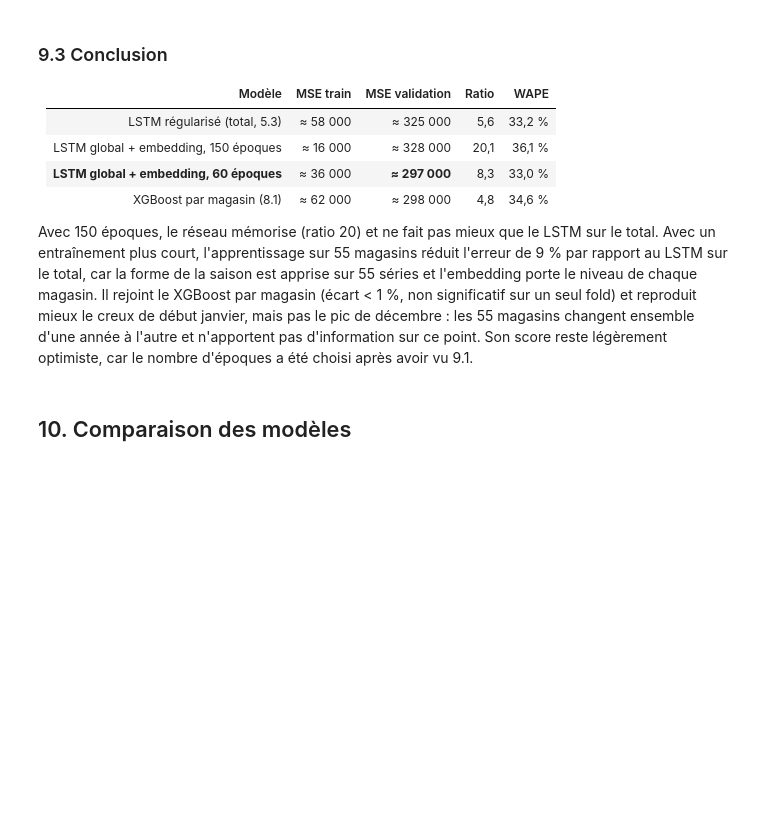
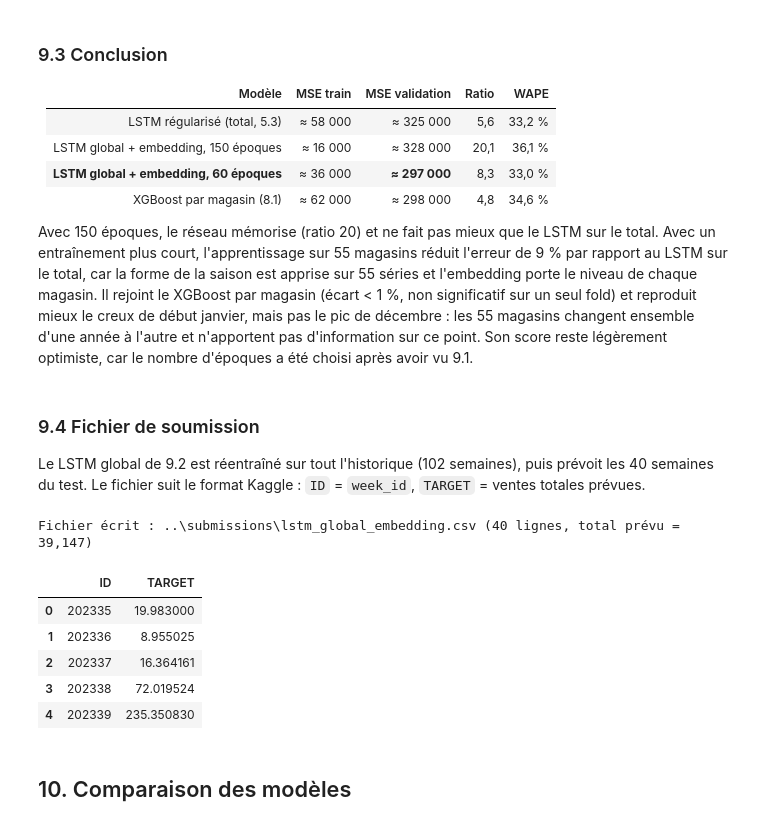
Before and after one commit to deboramendes27/decathlon-forecast, a Jupyter notebook: notebooks/02_modeles.ipynb, the cells around one changed output. Cells and saved outputs as stored; diff of their text form; code cells hidden in the pictures; blank space fills up the shorter version.

```diff
--- a/notebooks/02_modeles.ipynb
+++ b/notebooks/02_modeles.ipynb
@@ -1076,6 +1125,29 @@ la saison est apprise sur 55 séries et l'embedding porte le niveau de chaque ma
 (écart < 1 %, non significatif sur un seul fold) et reproduit mieux le creux de début janvier, mais pas le pic de
 décembre : les 55 magasins changent ensemble d'une année à l'autre et n'apportent pas d'information sur ce point.
 Son score reste légèrement optimiste, car le nombre d'époques a été choisi après avoir vu 9.1.
+# %% [markdown]
+### 9.4 Fichier de soumission
+
+Le LSTM global de 9.2 est réentraîné sur tout l'historique (102 semaines), puis prévoit les 40 semaines du test.
+Le fichier suit le format Kaggle : `ID` = `week_id`, `TARGET` = ventes totales prévues.
+# %%
+sub_pred = store_lstm_short_forecast(hist, future.drop(columns='sales')).clip(lower=0)
+submission = pd.DataFrame({'ID': future.week_id.values, 'TARGET': sub_pred.values})
+assert (submission.ID.values == sample_sub.ID.values).all()
+
+sub_path = Path('../submissions/lstm_global_embedding.csv')
+sub_path.parent.mkdir(exist_ok=True)
+submission.to_csv(sub_path, index=False)
+print(f'Fichier écrit : {sub_path} ({len(submission)} lignes, total prévu = {submission.TARGET.sum():,.0f})')
+submission.head()
+# %% [output]
+Fichier écrit : ..\submissions\lstm_global_embedding.csv (40 lignes, total prévu = 39,147)
+|  | ID | TARGET |
+| 0 | 202335 | 19.983000 |
+| 1 | 202336 | 8.955025 |
+| 2 | 202337 | 16.364161 |
+| 3 | 202338 | 72.019524 |
+| 4 | 202339 | 235.350830 |
 # %% [markdown]
 ## 10. Comparaison des modèles
 # %% [markdown]
```
Also changed, not shown: parts of 8 cells of this notebook, 1 other file.
